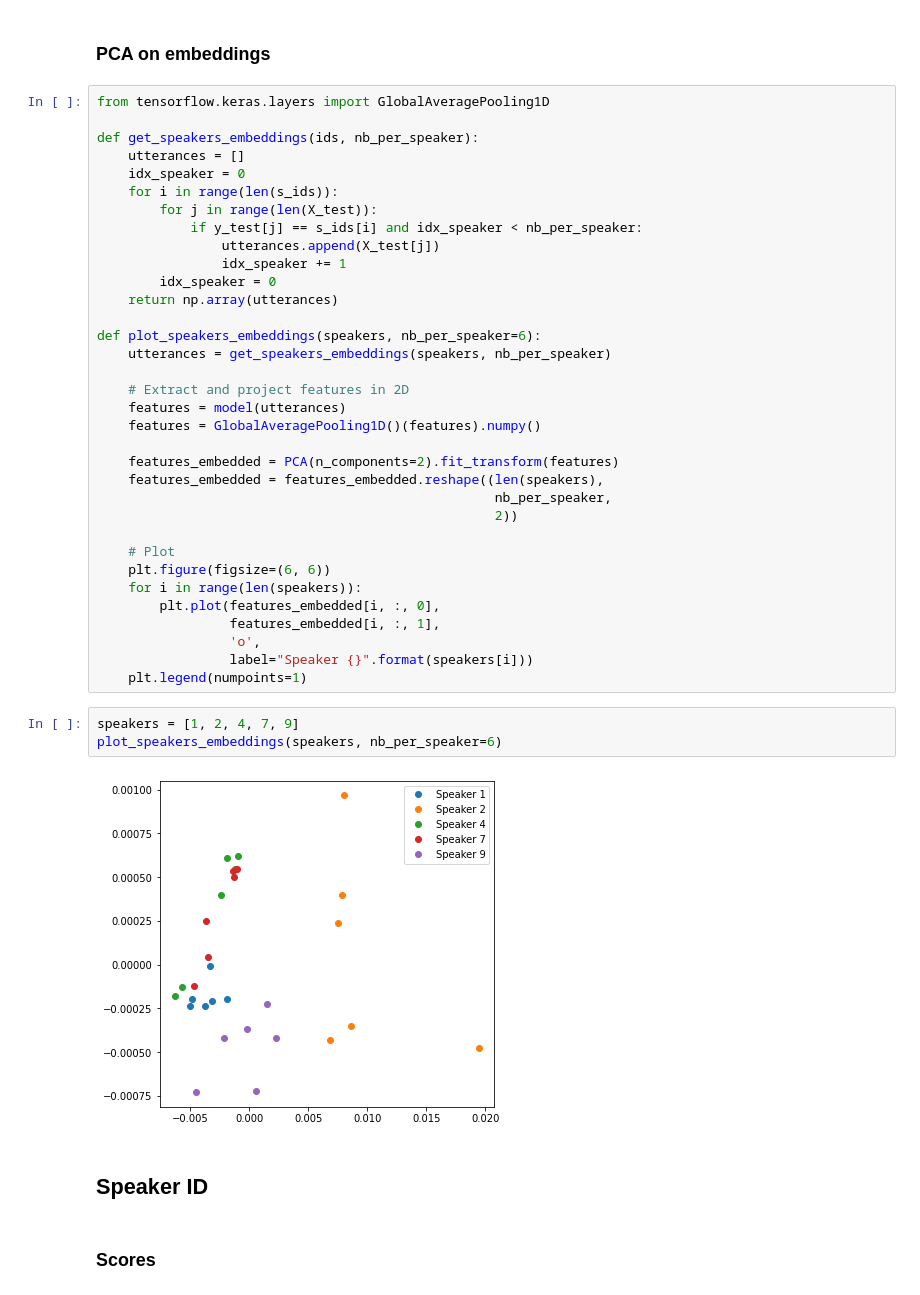
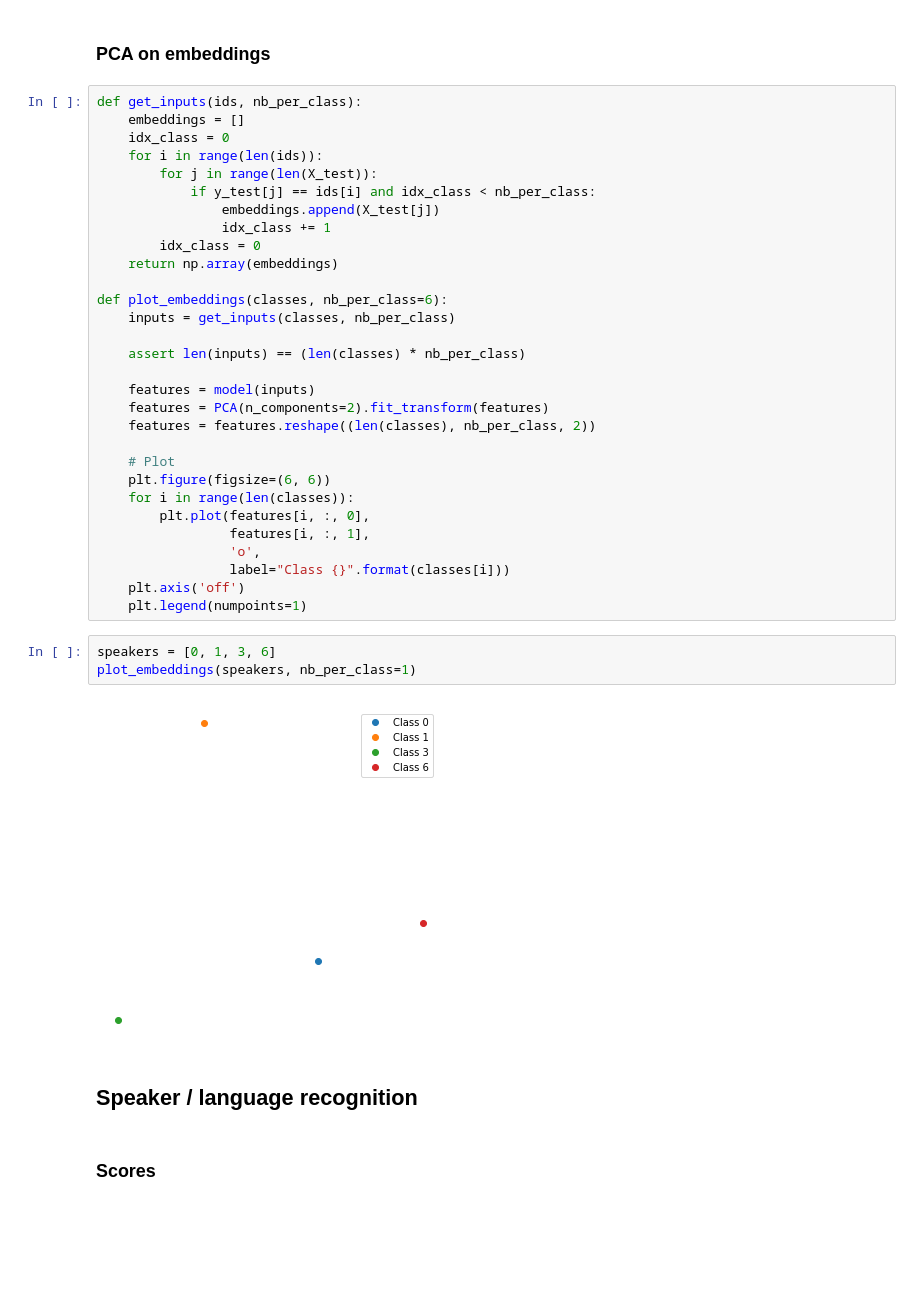
Before and after one commit to theolepage/ssl-for-slr, a Jupyter notebook: evaluate.ipynb, the cells around one changed output. Saved outputs shown, nothing was run; the diff lists cells and outputs as text; blank space fills up the shorter version.

```diff
--- a/evaluate.ipynb
+++ b/evaluate.ipynb
@@ -94,46 +90,42 @@ plt.show()
 # %% [markdown]
 ### PCA on embeddings
 # %%
-from tensorflow.keras.layers import GlobalAveragePooling1D
+def get_inputs(ids, nb_per_class):
+    embeddings = []
+    idx_class = 0
+    for i in range(len(ids)):
+        for j in range(len(X_test)):
+            if y_test[j] == ids[i] and idx_class < nb_per_class:
+                embeddings.append(X_test[j])
+                idx_class += 1
+        idx_class = 0
+    return np.array(embeddings)
 
-def get_speakers_embeddings(ids, nb_per_speaker):
-    utterances = []
-    idx_speaker = 0
-    for i in range(len(s_ids)):
-        for j in range(len(X_test)):
-            if y_test[j] == s_ids[i] and idx_speaker < nb_per_speaker:
-                utterances.append(X_test[j])
-                idx_speaker += 1
-        idx_speaker = 0
-    return np.array(utterances)
+def plot_embeddings(classes, nb_per_class=6):
+    inputs = get_inputs(classes, nb_per_class)
 
-def plot_speakers_embeddings(speakers, nb_per_speaker=6):
-    utterances = get_speakers_embeddings(speakers, nb_per_speaker)
+    assert len(inputs) == (len(classes) * nb_per_class)
 
-    # Extract and project features in 2D
-    features = model(utterances)
-    features = GlobalAveragePooling1D()(features).numpy()
-
-    features_embedded = PCA(n_components=2).fit_transform(features)
-    features_embedded = features_embedded.reshape((len(speakers),
-                                                   nb_per_speaker,
-                                                   2))
+    features = model(inputs)
+    features = PCA(n_components=2).fit_transform(features)
+    features = features.reshape((len(classes), nb_per_class, 2))
 
     # Plot
     plt.figure(figsize=(6, 6))
-    for i in range(len(speakers)):
-        plt.plot(features_embedded[i, :, 0],
-                 features_embedded[i, :, 1],
+    for i in range(len(classes)):
+        plt.plot(features[i, :, 0],
+                 features[i, :, 1],
                  'o',
-                 label="Speaker {}".format(speakers[i]))
+                 label="Class {}".format(classes[i]))
+    plt.axis('off')
     plt.legend(numpoints=1)
-# %%
-speakers = [1, 2, 4, 7, 9]
-plot_speakers_embeddings(speakers, nb_per_speaker=6)
-# %% [output]
-[figure, removed]
+# %%
+speakers = [0, 1, 3, 6]
+plot_embeddings(speakers, nb_per_class=1)
+# %% [output]
+[figure, added]
 # %% [markdown]
-## Speaker ID
+## Speaker / language recognition
 # %% [markdown]
 ### Scores
 # %%
```
Also changed, not shown: parts of 16 cells of this notebook, 6 other files.
